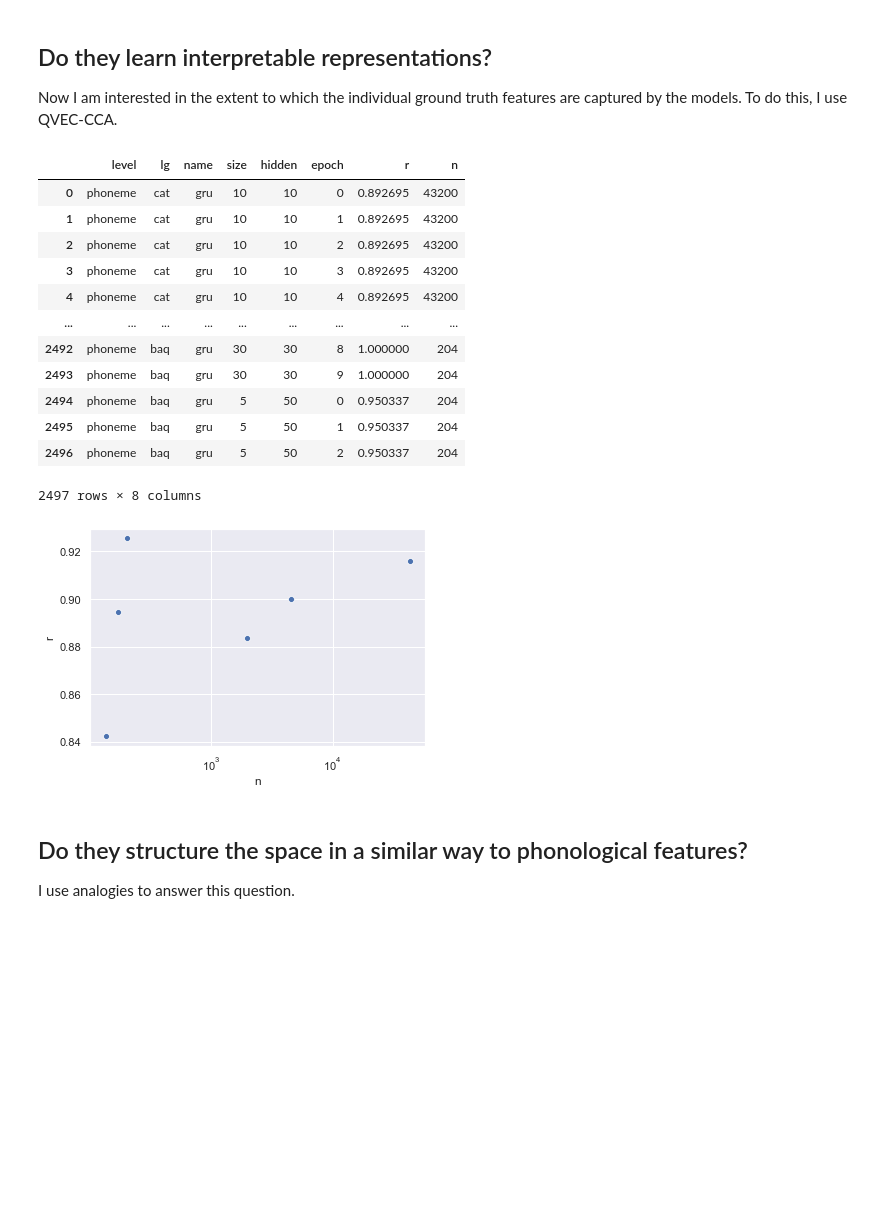
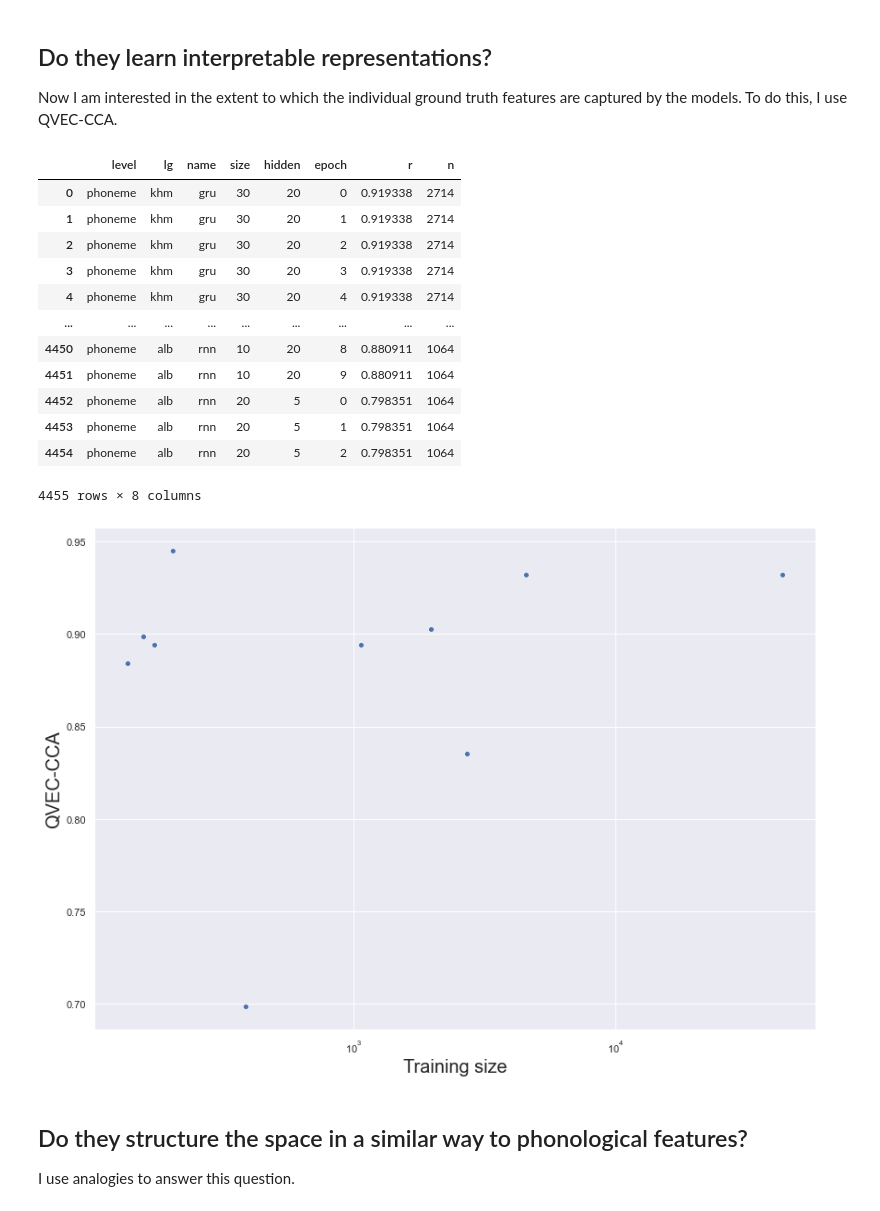
Before and after one commit to geoffbacon/phonological-features, a Jupyter notebook: src/Phonological-features.ipynb, the cells around one changed output. Saved outputs shown, nothing was run; the diff lists cells and outputs as text; code cells hidden in the pictures; blank space fills up the shorter version.

```diff
--- a/src/Phonological-features.ipynb
+++ b/src/Phonological-features.ipynb
@@ -45,7 +45,7 @@ To answer this question, I compare the intrinsic performance of the language mod
 # Read in performance results
 models = all_trained_phoneme_models()
 results = []
-for model in models:
+for model in tqdm(models):
     # intrinsic performance (perplexity) only makes sense for true language models,
     # which in my case are the RNN models
     if "hidden" in model:
@@ -167,6 +185,8 @@ subset = merged[size_restriction & hidden_restriction & model_restriction & thre
 performance_delta_by_lg = (
     subset.groupby("epoch")[["ppl_delta_percent", "n"]].mean().reset_index()
 )
-sns.scatterplot(data=performance_delta_by_lg, x="epoch", y="ppl_delta_percent")
-grid.set(xscale="log");
+fig, ax = plt.subplots(figsize=(14, 10))
+grid = sns.scatterplot(data=performance_delta_by_lg, x="epoch", y="ppl_delta_percent",ax=ax);
+grid.set_ylabel("Difference in perplexity", fontsize=20)
+grid.set_xlabel("Training size", fontsize=20);
 # %% [output]
@@ -259,7 +287,7 @@ Now I am interested in the extent to which the individual ground truth features
 # Read in qvec results
 models = all_trained_phoneme_models()
 results = []
-for model in models:
+for model in tqdm(models):
     if model["size"] != "groundTruth":
         lg, name, epoch = model["lg"], model["name"], model["epoch"]
         if "hidden" in model:
@@ -283,18 +311,18 @@ for column in ["size", "epoch", "n"]:
 df
 # %% [output]
 |  | level | lg | name | size | hidden | epoch | r | n |
-| 0 | phoneme | cat | gru | 10 | 10 | 0 | 0.892695 | 43200 |
-| 1 | phoneme | cat | gru | 10 | 10 | 1 | 0.892695 | 43200 |
-| 2 | phoneme | cat | gru | 10 | 10 | 2 | 0.892695 | 43200 |
-| 3 | phoneme | cat | gru | 10 | 10 | 3 | 0.892695 | 43200 |
-| 4 | phoneme | cat | gru | 10 | 10 | 4 | 0.892695 | 43200 |
+| 0 | phoneme | khm | gru | 30 | 20 | 0 | 0.919338 | 2714 |
+| 1 | phoneme | khm | gru | 30 | 20 | 1 | 0.919338 | 2714 |
+| 2 | phoneme | khm | gru | 30 | 20 | 2 | 0.919338 | 2714 |
+| 3 | phoneme | khm | gru | 30 | 20 | 3 | 0.919338 | 2714 |
+| 4 | phoneme | khm | gru | 30 | 20 | 4 | 0.919338 | 2714 |
 | ... | ... | ... | ... | ... | ... | ... | ... | ... |
-| 2492 | phoneme | baq | gru | 30 | 30 | 8 | 1.000000 | 204 |
-| 2493 | phoneme | baq | gru | 30 | 30 | 9 | 1.000000 | 204 |
-| 2494 | phoneme | baq | gru | 5 | 50 | 0 | 0.950337 | 204 |
-| 2495 | phoneme | baq | gru | 5 | 50 | 1 | 0.950337 | 204 |
-| 2496 | phoneme | baq | gru | 5 | 50 | 2 | 0.950337 | 204 |
+| 4450 | phoneme | alb | rnn | 10 | 20 | 8 | 0.880911 | 1064 |
+| 4451 | phoneme | alb | rnn | 10 | 20 | 9 | 0.880911 | 1064 |
+| 4452 | phoneme | alb | rnn | 20 | 5 | 0 | 0.798351 | 1064 |
+| 4453 | phoneme | alb | rnn | 20 | 5 | 1 | 0.798351 | 1064 |
+| 4454 | phoneme | alb | rnn | 20 | 5 | 2 | 0.798351 | 1064 |
-2497 rows × 8 columns
+4455 rows × 8 columns
 # %%
 def relationship_between_qvec_and_hyperparams(sizes, names):
     # Restrict analysis to certain models
@@ -302,13 +330,16 @@ def relationship_between_qvec_and_hyperparams(sizes, names):
     model_restriction = df["name"].isin(names)
     subset = df[size_restriction & model_restriction]
     qvec_by_lg = subset.groupby("lg")[["r", "n"]].mean()
-    grid = sns.scatterplot(data=qvec_by_lg, x="n", y="r")
+    fig, ax = plt.subplots(figsize=(14, 10))
+    grid = sns.scatterplot(data=qvec_by_lg, x="n", y="r", ax=ax)
     grid.set(xscale="log");
+    grid.set_ylabel("QVEC-CCA", fontsize=20)
+    grid.set_xlabel("Training size", fontsize=20)
     return grid
 # %%
-relationship_between_qvec_and_hyperparams([10], ["word2vec", "rnn", "lstm", "gru"]);
+relationship_between_qvec_and_hyperparams([10, 20, 30], ["rnn", "lstm", "gru"]);
 # %% [output]
-[figure, old version]
+[figure, new version]
 # %% [markdown]
 ## Do they structure the space in a similar way to phonological features?
 
```
Also changed, not shown: parts of 15 cells of this notebook, 2 other files.
